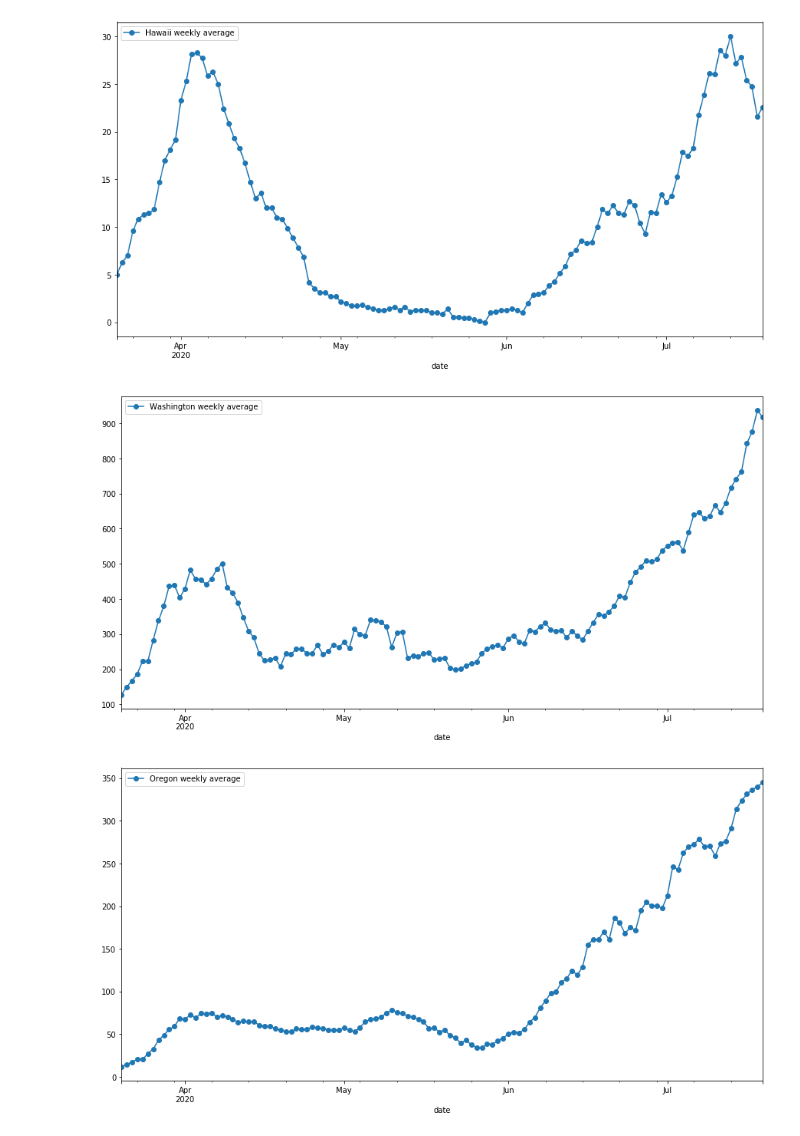
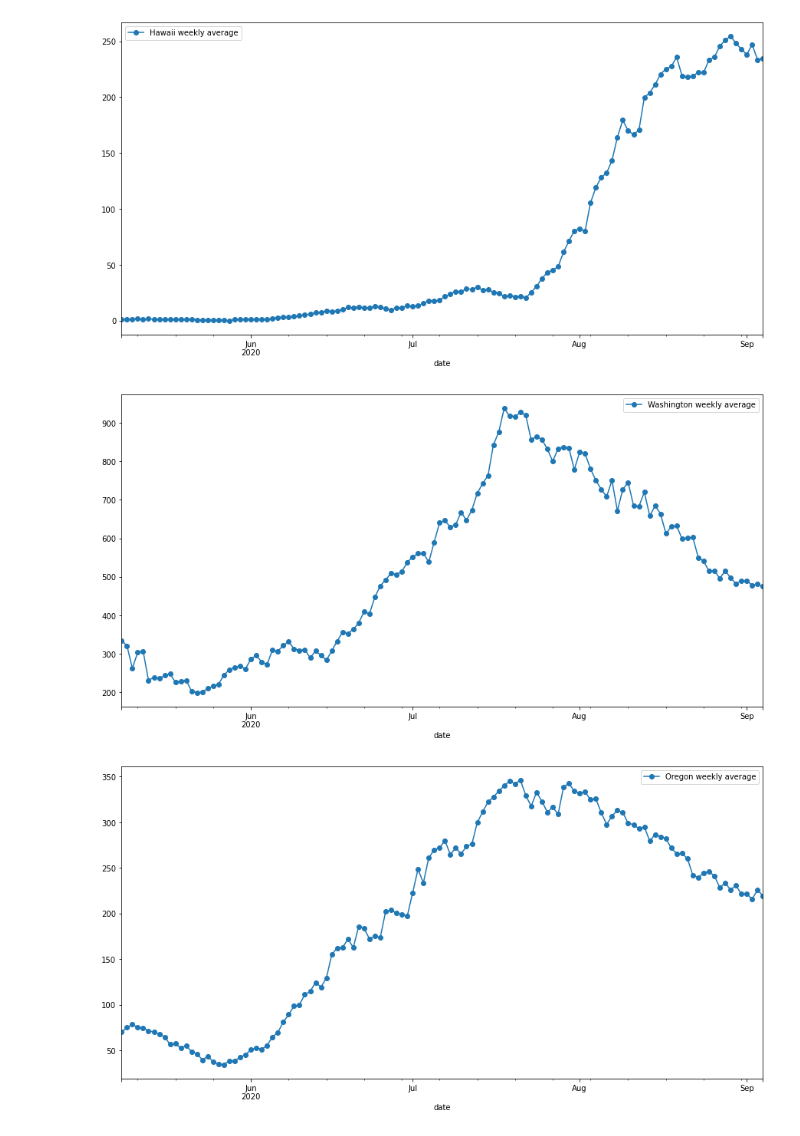
Before and after one commit to dviabhav/NYTCovidData, a Jupyter notebook: Covid19 file.ipynb, the cells around one changed output. Saved outputs shown, nothing was run; the diff lists cells and outputs as text; code cells hidden in the pictures.

```diff
--- a/Covid19 file.ipynb
+++ b/Covid19 file.ipynb
@@ -232,6 +219,6 @@ interested_state = ['New York', 'New Jersey', 'Hawaii', 'Washington', 'Oregon']
 
 for st in interested_state:
     plt.figure(figsize = (15,7.5))
-    (new_weekly_cases_state[st]['2020-03-20':]/7).plot(label = st + ' weekly average', marker='o')
+    (new_weekly_cases_state[st][-120:]/7).plot(label = st + ' weekly average', marker='o')
     plt.legend()
 # %% [output]
@@ -240,6 +227,6 @@ for st in interested_state:
-[figure, old version]
+[figure, new version]
-[figure, old version]
+[figure, new version]
-[figure, old version]
+[figure, new version]
 # %%
 def start_of_pandemic(cases, ratio = -1, limit = -1):
     if limit == -1:
```
Also changed, not shown: parts of 17 cells of this notebook, 1 other file.
